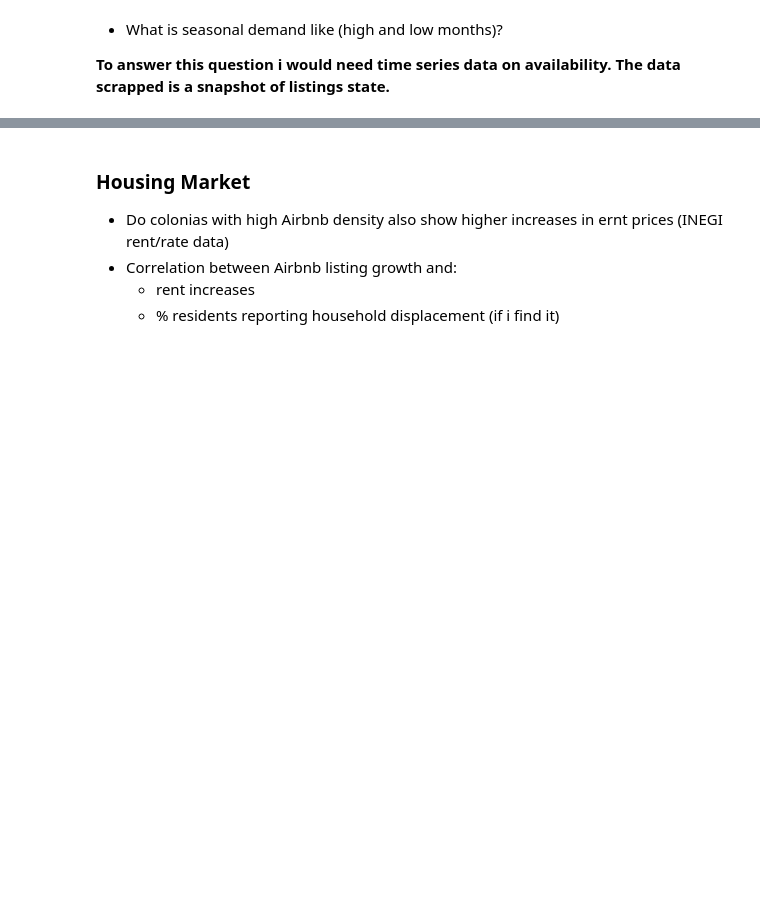
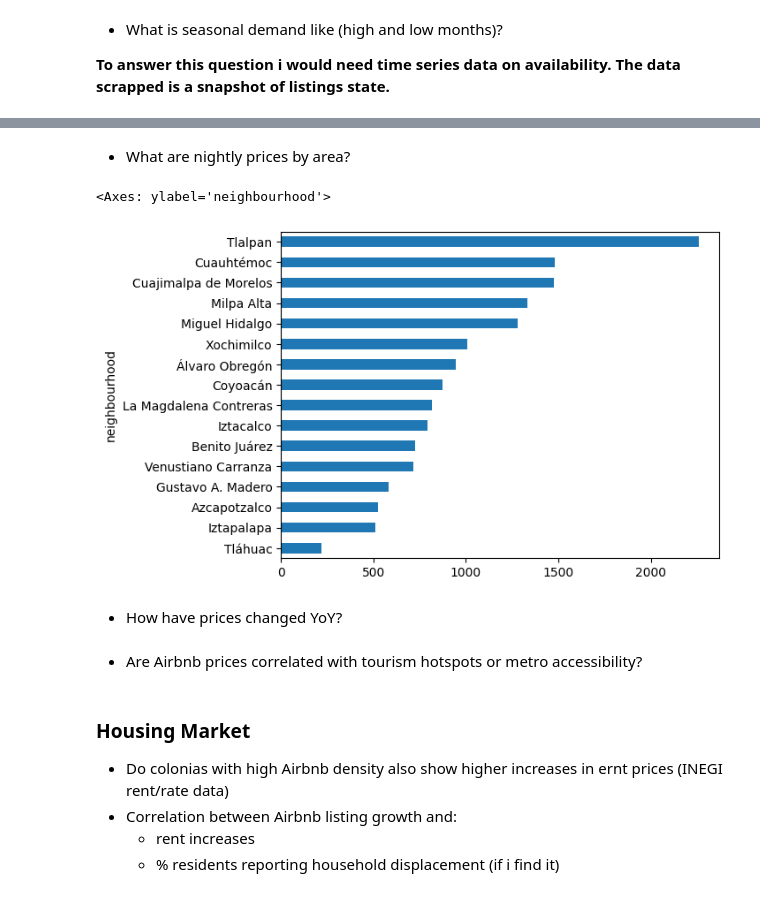
Before and after one commit to EdgarHTT/Airbnb_CDMX_EDA, a Jupyter notebook: Airbnb_CDMX_EDA.ipynb, the cells around one changed output, grey strips where cells are left out. Cells and saved outputs as stored; diff of their text form; code cells hidden in the pictures; blank space fills up the shorter version.

```diff
--- a/Airbnb_CDMX_EDA.ipynb
+++ b/Airbnb_CDMX_EDA.ipynb
@@ -402,3 +459,18 @@ listings.groupby("neighbourhood").estimated_occupancy_l365d.mean().sort_values()
+# %% [markdown]
+- What are nightly prices by area?
+# %%
+# Pricing shown from airbnb website depend on the minimum nights assigned by
+# the host
+listings["nightly_prices"] = listings.price / listings.minimum_nights
+
+listings.groupby("neighbourhood").nightly_prices.mean().sort_values().plot.barh()
+# %% [output]
+<Axes: ylabel='neighbourhood'>
+[figure, added]
+# %% [markdown]
+- How have prices changed YoY?
+# %% [markdown]
+- Are Airbnb prices correlated with tourism hotspots or metro accessibility?
 # %% [markdown]
 ### **Housing Market**
 - Do colonias with high Airbnb density also show higher increases in ernt prices (INEGI rent/rate data)
```
Also changed, not shown: parts of 15 cells of this notebook.
